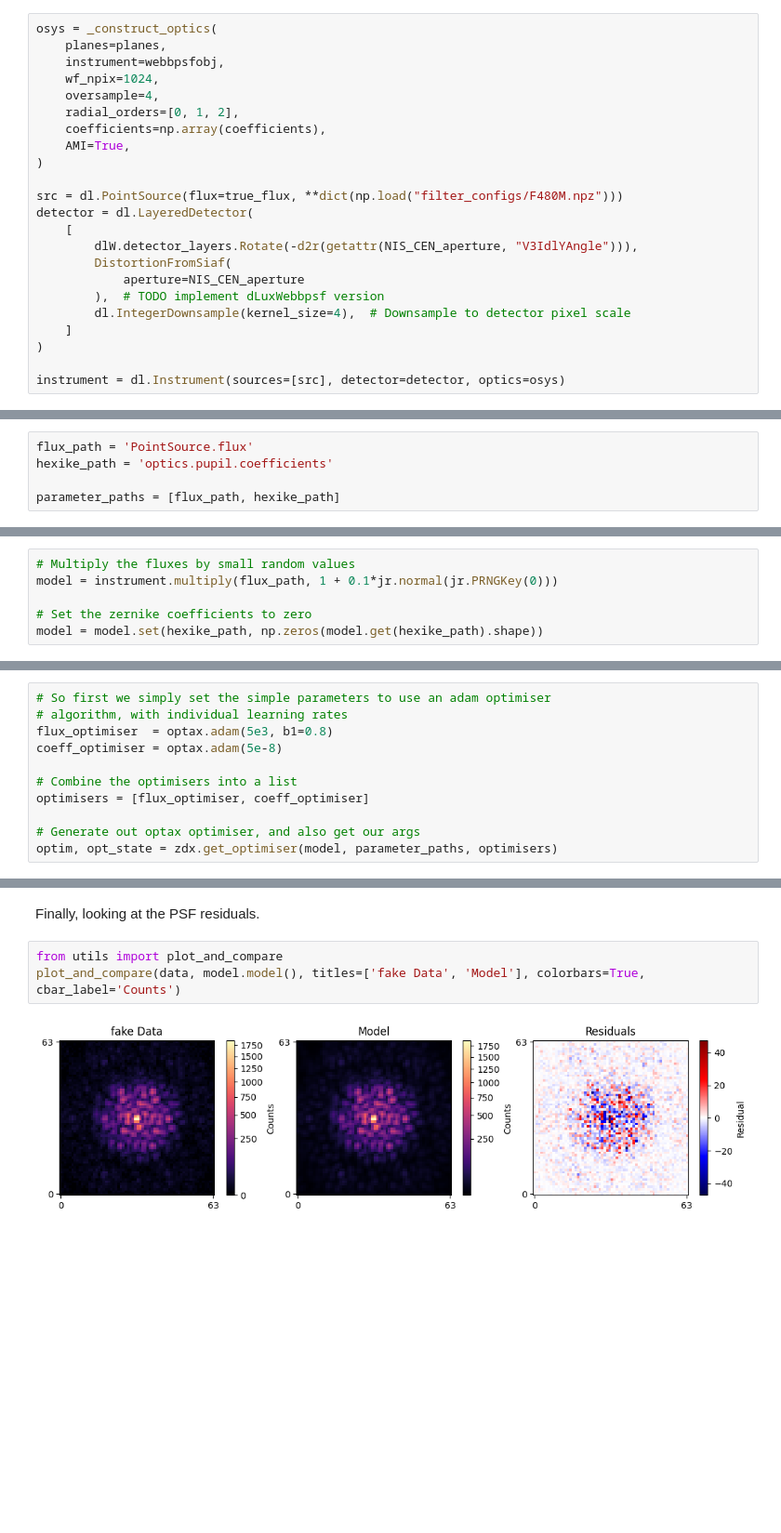
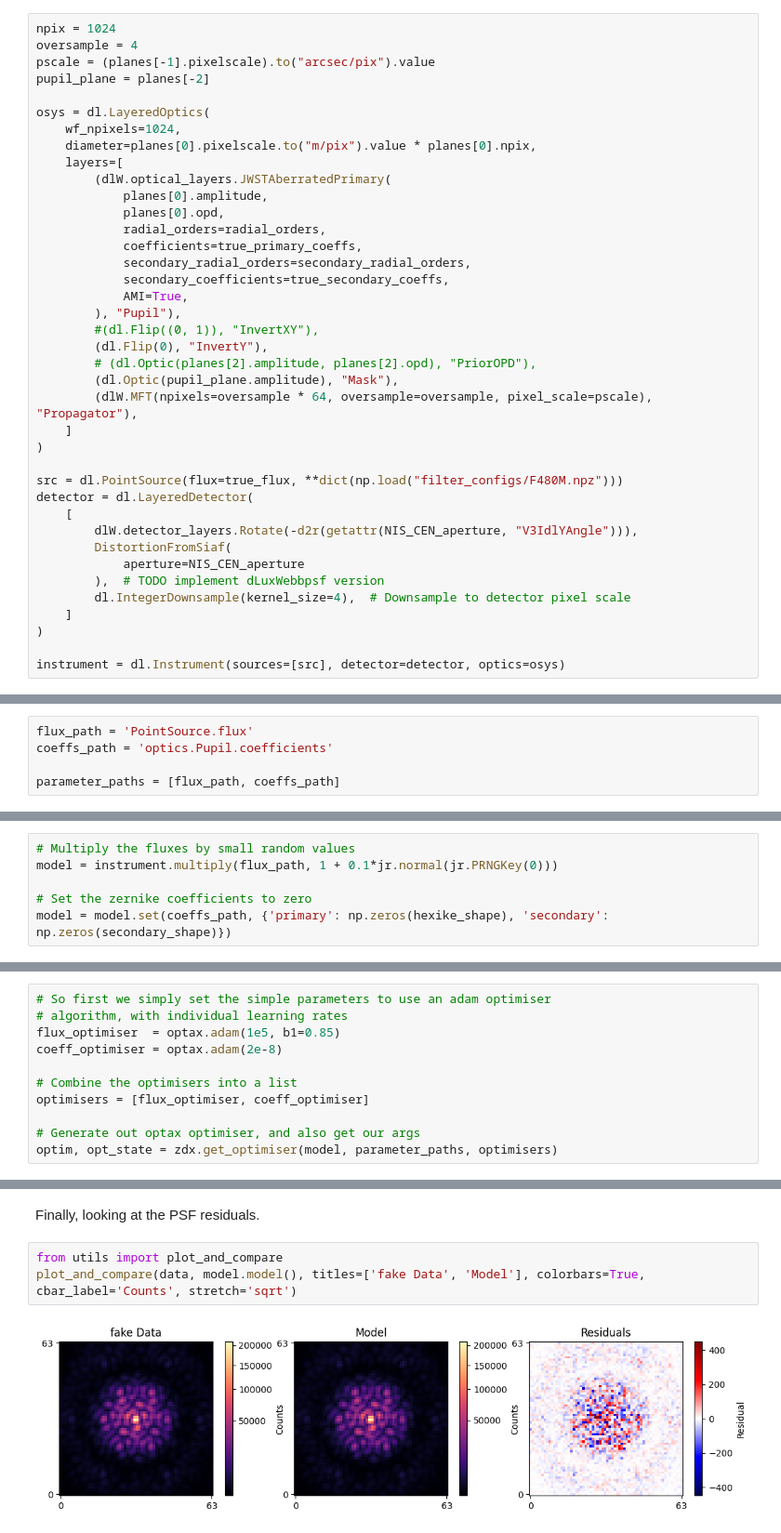
Before and after one commit to maxecharles/jwst-phd, a Jupyter notebook: sim_phase_retrieval.ipynb, the cells around one changed output, grey strips where cells are left out. Shown at 93% size. Cells and saved outputs as stored; diff of their text form; blank space fills up the shorter version.

```diff
--- a/sim_phase_retrieval.ipynb
+++ b/sim_phase_retrieval.ipynb
@@ -44,12 +61,28 @@ true_coeffs = coefficients = 2e-7 * jr.normal(jr.PRNGKey(0), (7, 6))
 # %%
-osys = _construct_optics(
-    planes=planes,
-    instrument=webbpsfobj,
-    wf_npix=1024,
-    oversample=4,
-    radial_orders=[0, 1, 2],
-    coefficients=np.array(coefficients),
-    AMI=True,
+npix = 1024
+oversample = 4
+pscale = (planes[-1].pixelscale).to("arcsec/pix").value
+pupil_plane = planes[-2]
+
+osys = dl.LayeredOptics(
+    wf_npixels=1024,
+    diameter=planes[0].pixelscale.to("m/pix").value * planes[0].npix,
+    layers=[
+        (dlW.optical_layers.JWSTAberratedPrimary(
+            planes[0].amplitude,
+            planes[0].opd,
+            radial_orders=radial_orders,
+            coefficients=true_primary_coeffs,
+            secondary_radial_orders=secondary_radial_orders,
+            secondary_coefficients=true_secondary_coeffs,
+            AMI=True,
+        ), "Pupil"),
+        #(dl.Flip((0, 1)), "InvertXY"),
+        (dl.Flip(0), "InvertY"),
+        # (dl.Optic(planes[2].amplitude, planes[2].opd), "PriorOPD"),
+        (dl.Optic(pupil_plane.amplitude), "Mask"),
+        (dlW.MFT(npixels=oversample * 64, oversample=oversample, pixel_scale=pscale), "Propagator"),
+    ]
 )
 
 src = dl.PointSource(flux=true_flux, **dict(np.load("filter_configs/F480M.npz")))
@@ -81,9 +130,9 @@ plt.show()
 Let's define our paths to our parameters inside of the instrument object.
 # %%
 flux_path = 'PointSource.flux'
-hexike_path = 'optics.pupil.coefficients'
+coeffs_path = 'optics.Pupil.coefficients'
 
-parameter_paths = [flux_path, hexike_path]
+parameter_paths = [flux_path, coeffs_path]
 # %% [markdown]
 Defining our model to be a copy of the instrument object, with random initial value of flux and all coefficients starting at zero.
 # %%
@@ -91,14 +140,14 @@ Defining our model to be a copy of the instrument object, with random initial va
 model = instrument.multiply(flux_path, 1 + 0.1*jr.normal(jr.PRNGKey(0)))
 
 # Set the zernike coefficients to zero
-model = model.set(hexike_path, np.zeros(model.get(hexike_path).shape))
+model = model.set(coeffs_path, {'primary': np.zeros(hexike_shape), 'secondary': np.zeros(secondary_shape)})
 # %% [markdown]
 Creating our optimisers using optax - the `adam` algorithm is a gradient descent algorithm with momentum and acceleration terms to avoid falling trap to local minima.
 # %%
 # So first we simply set the simple parameters to use an adam optimiser
 # algorithm, with individual learning rates
-flux_optimiser  = optax.adam(5e3, b1=0.8)
-coeff_optimiser = optax.adam(5e-8)
+flux_optimiser  = optax.adam(1e5, b1=0.85)
+coeff_optimiser = optax.adam(2e-8)
 
 # Combine the optimisers into a list
 optimisers = [flux_optimiser, coeff_optimiser]
@@ -222,6 +315,6 @@ plt.show()
 Finally, looking at the PSF residuals.
 # %%
 from utils import plot_and_compare
-plot_and_compare(data, model.model(), titles=['fake Data', 'Model'], colorbars=True, cbar_label='Counts')
+plot_and_compare(data, model.model(), titles=['fake Data', 'Model'], colorbars=True, cbar_label='Counts', stretch='sqrt')
 # %% [output]
-[figure, old version]
+[figure, new version]
```
Also changed, not shown: parts of 19 cells of this notebook, 4 other files.
